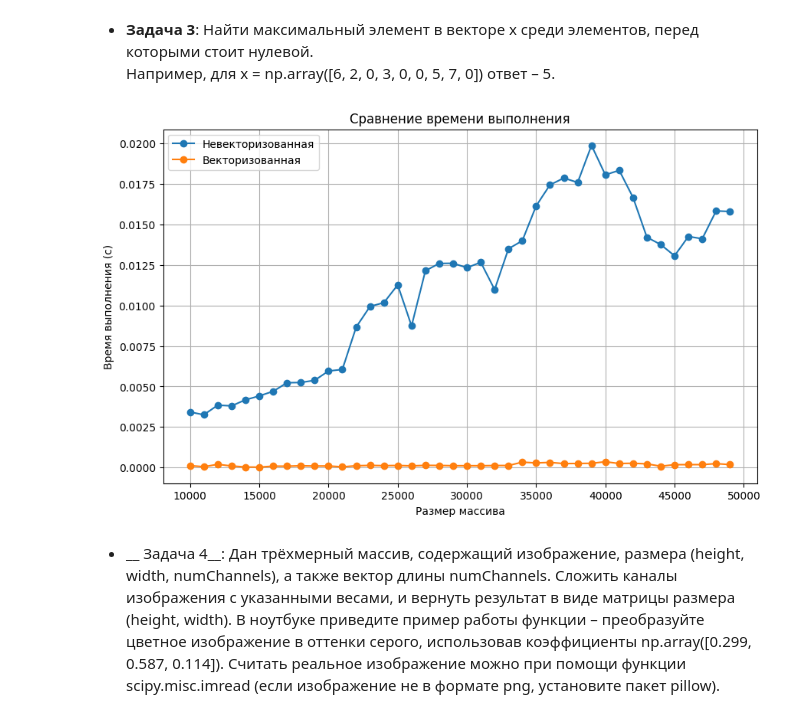
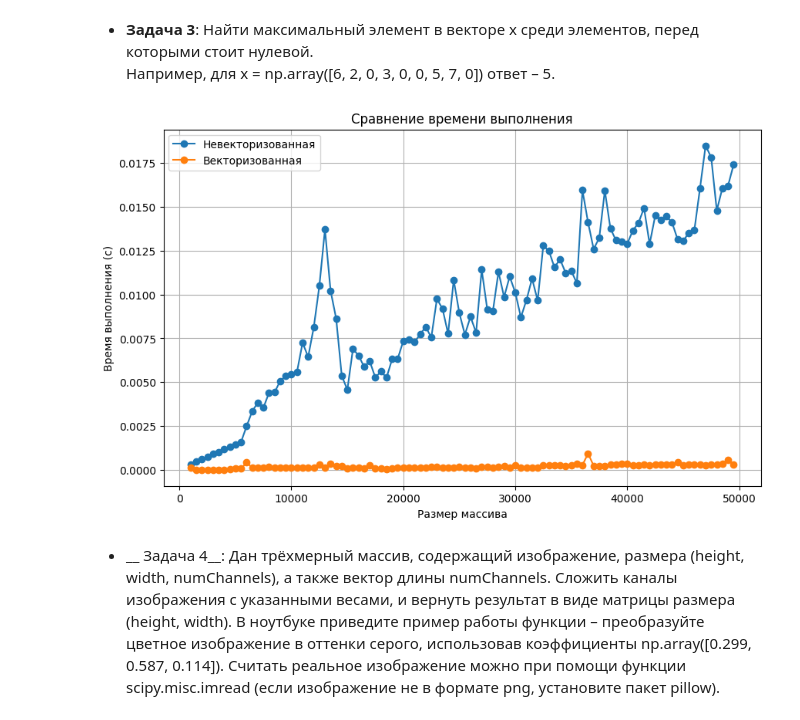
Before and after one commit to MaxKholodov1/AESC_ML, a Jupyter notebook: task 1/task1_numpy_practive.ipynb, the cells around one changed output. Drawn from its saved outputs; the diff is of its cells as text; code cells hidden in the pictures.

```diff
--- a/task 1/task1_numpy_practive.ipynb
+++ b/task 1/task1_numpy_practive.ipynb
@@ -175,35 +175,35 @@ def max_after_zerovect(x):
 # %%
 import matplotlib.pyplot as plt
 import time
 import numpy as np
 time_vectorized=[]
 time_non_vectorized=[]
 s=[]
-for i in range (10000, 50000, 1000):
+for i in range (1000, 50000, 500):
     s.append(i)
     x = np.random.randint(-50, 50, size=i)
     startnonvect=time.time()
     max_after_zerononvect(x)
     endnonvect= time.time()
     ansnonvect=endnonvect-startnonvect
     startvect=time.time()
     max_after_zerovect(x)
     endvect= time.time()
     ansvect=endvect-startvect
     time_vectorized.append(ansvect)
     time_non_vectorized.append(ansnonvect)
 f, ax2 = plt.subplots(figsize=(10, 6))
 ax2.plot(s, time_non_vectorized, label=u"Невекторизованная", marker='o')
 ax2.plot(s, time_vectorized, label=u"Векторизованная", marker='o')
 ax2.set_title(u"Сравнение времени выполнения")
 ax2.set_xlabel(u"Размер массива")
 ax2.set_ylabel(u"Время выполнения (с)")
 ax2.grid()
 ax2.legend()
 
 f.show()
 # %% [output]
-[figure, old version]
+[figure, new version]
 # %% [markdown]
 
 
```
Also changed, not shown: parts of 4 cells of this notebook.
